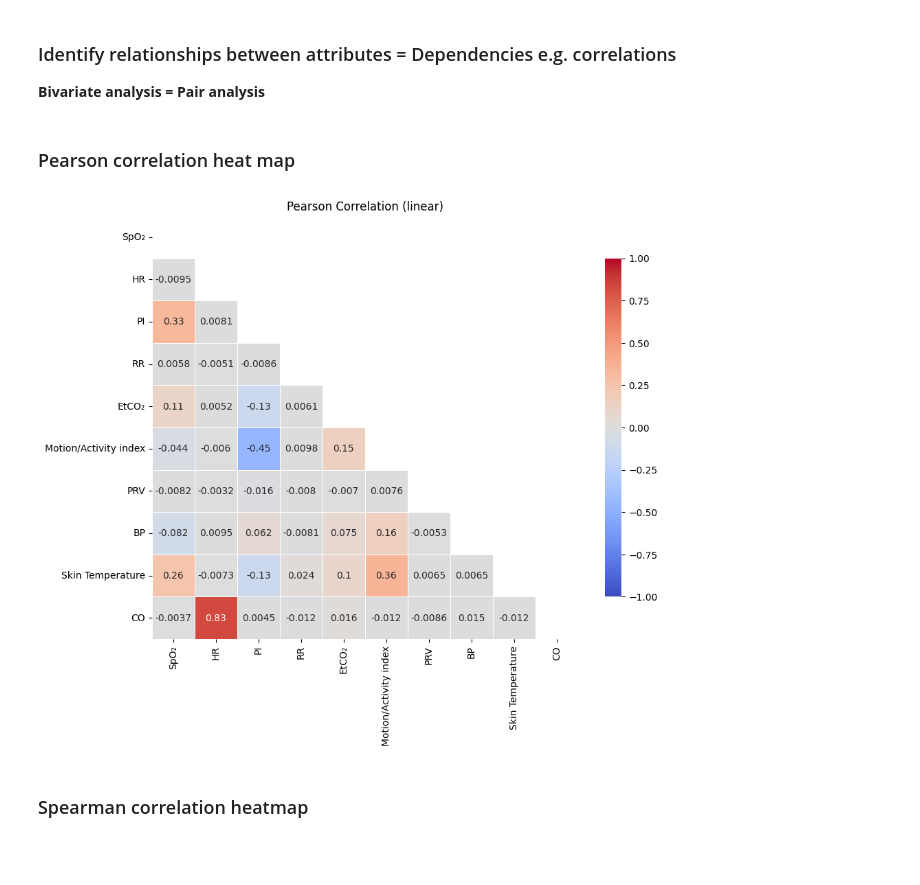
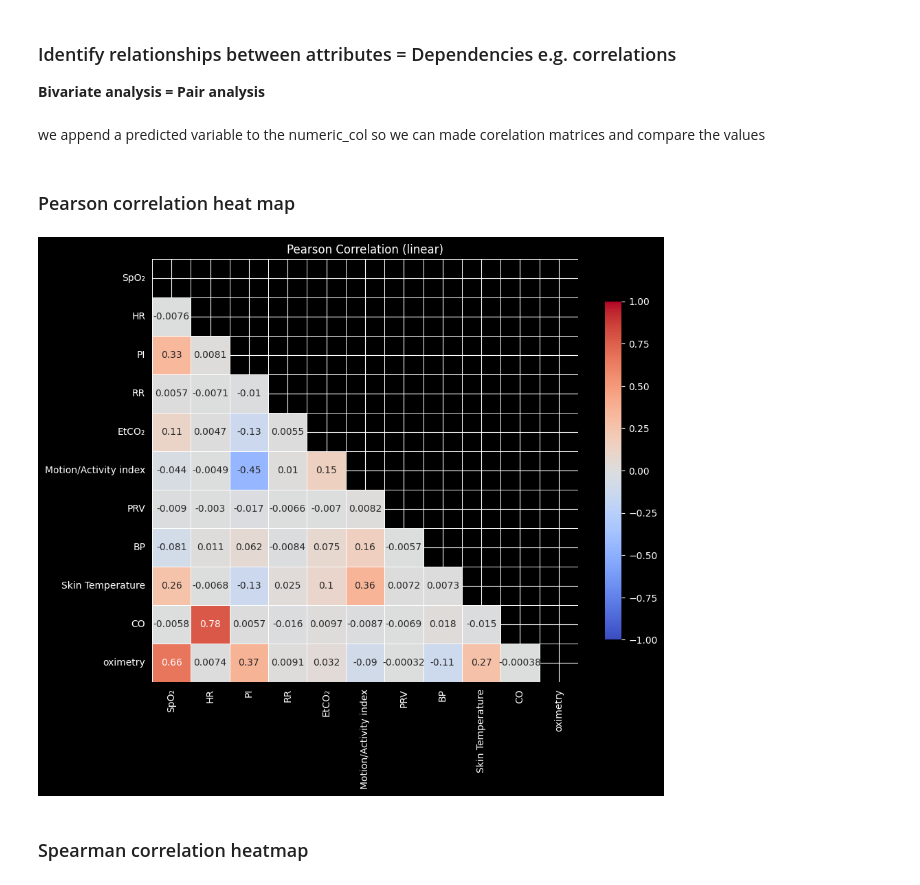
Before and after one commit to Michzru/Critical-oxygen-saturation-estimation, a Jupyter notebook: phase_1.ipynb, the cells around one changed output. Cells and saved outputs as stored; diff of their text form; code cells hidden in the pictures; blank space fills up the shorter version.

Commit message:
adding oximetry column into the matrices and deleting Shapiro-Wilk test

```diff
--- a/phase_1.ipynb
+++ b/phase_1.ipynb
@@ -1014,32 +1011,36 @@ Kurtosis: -0.885
 # %% [markdown]
 ### Identify relationships between attributes = Dependencies e.g. correlations
 **Bivariate analysis = Pair analysis**
+# %%
+numeric_cols.append('oximetry')
+# %% [markdown]
+we append a predicted variable to the numeric_col so we can made corelation matrices and compare the values
 # %% [markdown]
 ### Pearson correlation heat map
 # %%
 # Compute correlation matrix
-corr = dff1[numeric_cols].corr(method='pearson')
+corr = df1[numeric_cols].corr(method='pearson')
 
 # Create a mask for the upper triangle
 mask = np.triu(np.ones_like(corr, dtype=bool))
 
 # Plot the lower triangular heatmap
 plt.figure(figsize=(10, 8))
 sns.heatmap(
     corr,
     mask=mask,          # mask upper part
     annot=True,
     cmap='coolwarm',
     center=0,
     vmin=-1,
     vmax=1,
     linewidths=0.5,
     cbar_kws={"shrink": 0.8}
 )
 plt.title('Pearson Correlation (linear)')
 plt.show()
 # %% [output]
-[figure, old version]
+[figure, new version]
 # %% [markdown]
 ### Spearman correlation heatmap
 # %%
```
Also changed, not shown: parts of 20 cells of this notebook.
